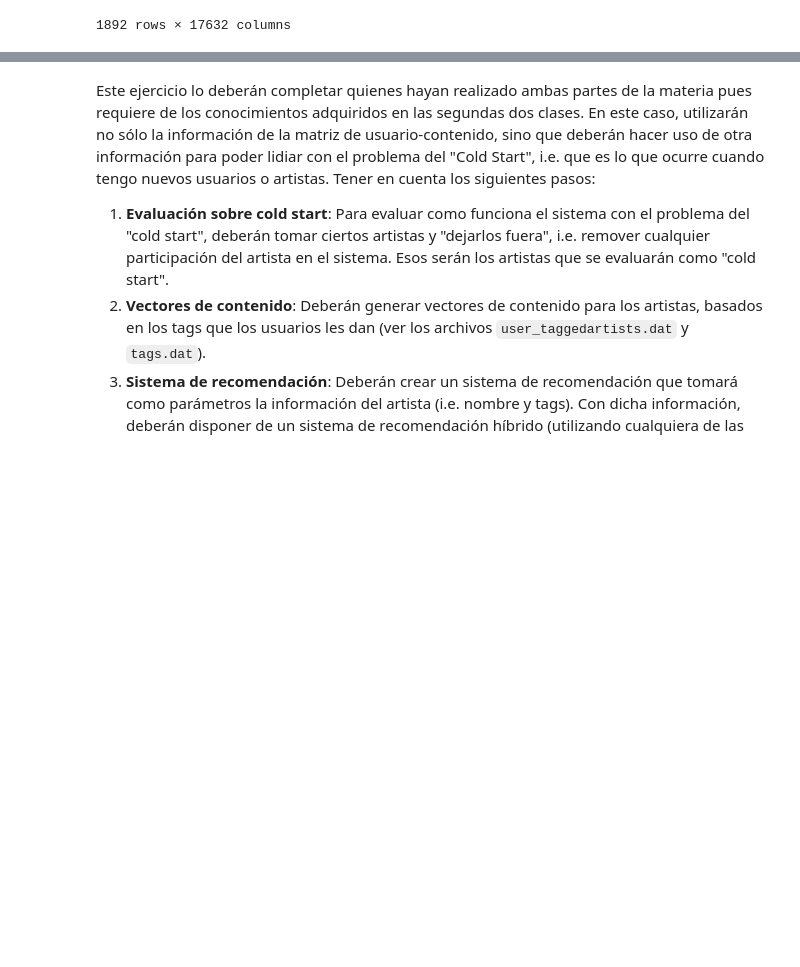
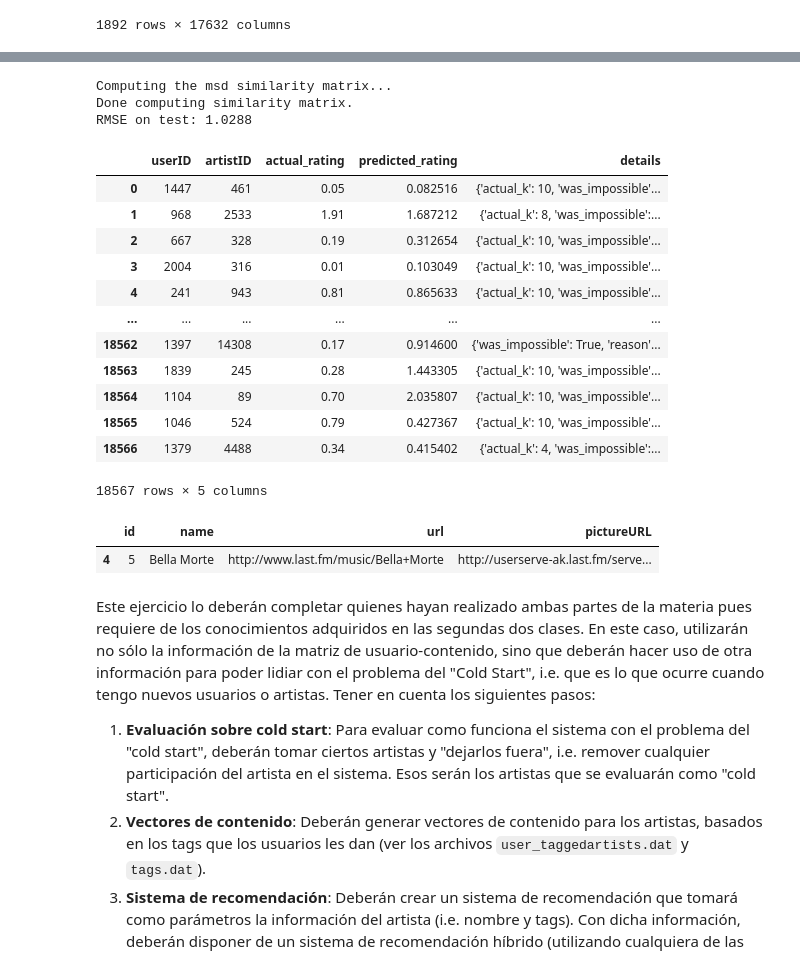
Before and after one commit to fercab24/SistemasDeRecomendacion, a Jupyter notebook: practico.ipynb, the cells around one changed output, grey strips where cells are left out. Saved outputs shown, nothing was run; the diff lists cells and outputs as text; code cells hidden in the pictures; blank space fills up the shorter version.

Commit message:
Code with the best model selected, working on the recommendation system

```diff
--- a/practico.ipynb
+++ b/practico.ipynb
@@ -244 +329,8 @@ ratings    = Dataset.load_from_df(user_artist_plays[['userID', 'artistID', 'weig
+# %%
+# We prepare the objects necessary to train the recommender system
+reader  = Reader(rating_scale=(min_rating, max_rating))
+ratings = Dataset.load_from_df(user_artist_plays[["userID",'artistID','weight']], reader)
+# %%
+# Split the data between train and test.
+ratings_train, ratings_test = train_test_split(ratings, test_size = 0.2)
 # %%
@@ -254,3 +395,39 @@ RMSE on test: 5256.0113
+# %%
+# The best RSME was achieved with KNN Basic so that will our choosen algorithm
+
+# [FIXME] Do a grid search here to tune hiper parameters
+model       = KNNBasic(k=10).fit(ratings_train)
+predictions = model.test(ratings_test)
+
+print("RMSE on test: {:.4f}".format(rmse(predictions, verbose=False)))
+# %% [output]
+Computing the msd similarity matrix...
+Done computing similarity matrix.
+RMSE on test: 1.0288
+# %%
+predictions_dataframe = pd.DataFrame(predictions, columns=['userID', 'artistID', 'actual_rating', 'predicted_rating', 'details'])
+# %%
+predictions_dataframe
+# %% [output]
+|  | userID | artistID | actual_rating | predicted_rating | details |
+| 0 | 1447 | 461 | 0.05 | 0.082516 | {'actual_k': 10, 'was_impossible'... |
+| 1 | 968 | 2533 | 1.91 | 1.687212 | {'actual_k': 8, 'was_impossible':... |
+| 2 | 667 | 328 | 0.19 | 0.312654 | {'actual_k': 10, 'was_impossible'... |
+| 3 | 2004 | 316 | 0.01 | 0.103049 | {'actual_k': 10, 'was_impossible'... |
+| 4 | 241 | 943 | 0.81 | 0.865633 | {'actual_k': 10, 'was_impossible'... |
+| ... | ... | ... | ... | ... | ... |
+| 18562 | 1397 | 14308 | 0.17 | 0.914600 | {'was_impossible': True, 'reason'... |
+| 18563 | 1839 | 245 | 0.28 | 1.443305 | {'actual_k': 10, 'was_impossible'... |
+| 18564 | 1104 | 89 | 0.70 | 2.035807 | {'actual_k': 10, 'was_impossible'... |
+| 18565 | 1046 | 524 | 0.79 | 0.427367 | {'actual_k': 10, 'was_impossible'... |
+| 18566 | 1379 | 4488 | 0.34 | 0.415402 | {'actual_k': 4, 'was_impossible':... |
+18567 rows × 5 columns
+# %%
+# This way we locate a specific artist with its name
+artist_data.loc[artist_data.name == 'Bella Morte']
+# %% [output]
+|  | id | name | url | pictureURL |
+| 4 | 5 | Bella Morte | http://www.last.fm/music/Bella+Morte | http://userserve-ak.last.fm/serve... |
 # %% [markdown]
 <!-- ### Ejercicio 2b - Sistemas de Recomendación Avanzados -->
 
```
Also changed, not shown: parts of 13 cells of this notebook.
